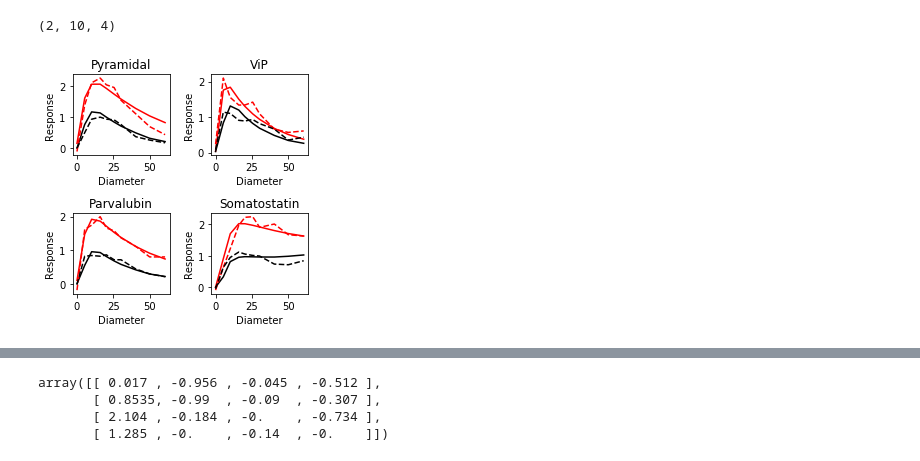
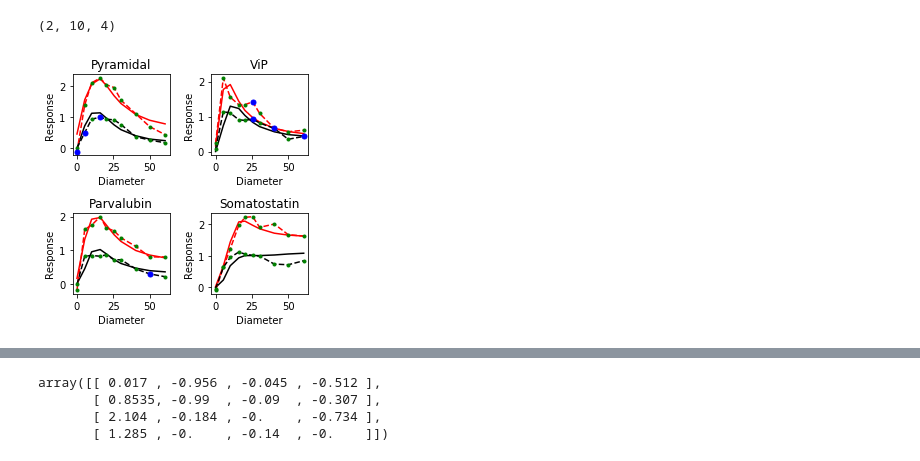
Before and after one commit to gbarello/CellTypeSSN, a Jupyter notebook: Basic_SSN_model.ipynb, the cells around one changed output, grey strips where cells are left out. Saved outputs shown, nothing was run; the diff lists cells and outputs as text; code cells hidden in the pictures.

Commit message:
fixed the inputs and made it run faster.

```diff
--- a/Basic_SSN_model.ipynb
+++ b/Basic_SSN_model.ipynb
@@ -18,8 +55,8 @@ AR_input_scale = (tf.exp(tf.Variable(np.ones(4,dtype = np.float32),name = "arous
 ff_lam = tf.exp(tf.Variable(np.float32(np.log(10.)),name = "feedforward_shape_parameter"))
 lat_lam = tf.exp(tf.Variable(np.float32(np.log(10.)),name = "lateral_shape_parameter"))
 
-input_size = tf.placeholder(tf.float32,shape = [None,1])
-input_arousal = tf.placeholder(tf.float32,shape = [None,1])
+input_size = tf.placeholder(tf.float32,shape = [data_response.shape[0],1])
+input_arousal = tf.placeholder(tf.float32,shape = [data_response.shape[0],1])
 # %%
 def lat_input(R):
     return 1. - tf.exp(-tf.abs(R)/lat_lam)
@@ -37,7 +74,7 @@ tau = np.float32(np.array([tau_E,tau_I,tau_I,tau_I]))
 n = 2.2
 k = tf.exp(tf.Variable(np.float32(np.log(.1)),trainable = True,name = "k"))
 
-T = 1.
+T = .2
 nt = int(T/dt)
 
 W = np.float32(np.array([[1,1,1,1],[1,1,1,1],[1,1,0,1],[1,0,1,0]])*np.array([[1,-1,-1,-1]]))*tf.exp(tf.Variable(np.log(np.float32(np.array([[.017,.956,.045,.512],
@@ -187,12 +213,14 @@ init = tf.global_variables_initializer()
 sess = tf.Session()
 sess.run(init)
 
-for k in range(2000):
-    _,train_loss = sess.run([train,loss],{input_arousal:data_arousal,input_size:data_stim_size,target_rates:data_response})
+tl = 1000
+
+print("step\ttrain_loss\ttest_loss")
+for k in range(1000):
+    _,train_loss,test_eval = sess.run([train,loss,test_loss],{input_arousal:data_arousal,input_size:data_stim_size,target_rates:data_response})
     if k%10 == 0:
-        print("{}\t{}".format(k,train_loss))
-
-responses = sess.run(states,{input_arousal:data_arousal,input_size:data_stim_size})
-
-parameters = sess.run(variables)
+        print("{}\t{}\t{}".format(k,train_loss,test_eval))
+    if test_eval < tl:
+        tl = test_eval
+        goodpar = sess.run(variables)
 # %% [output]
@@ -212,25 +270,30 @@ true_resp = np.reshape(data_response,[2,10,4])
 # %%
 import matplotlib.pyplot as plt
 
 fig,sub = plt.subplots(2,2,figsize = (4,4))
 
 for i in range(2):
     for j in range(2):
         sub[i,j].plot(data_stim_size[:10],OUT[0,:,i + 2*j],"r")
         sub[i,j].plot(data_stim_size[:10],OUT[1,:,i + 2*j],"k")
 
         sub[i,j].plot(data_stim_size[:10],true_resp[0,:,i + 2*j],"r--")
         sub[i,j].plot(data_stim_size[:10],true_resp[1,:,i + 2*j],"k--")
+
+        sub[i,j].plot(data_stim_size[:10],true_resp[0,:,i + 2*j],"g.")
+        sub[i,j].plot(data_stim_size[:10],true_resp[1,:,i + 2*j],"g.")
         sub[i,j].set_title(data_names[i+2*j])
         sub[i,j].set_xlabel("Diameter")
         sub[i,j].set_ylabel("Response")
 
+for i in test_indices:
+    sub[i[1]%2,int(np.floor(i[1]/2))].plot(data_stim_size[i[0]%10],true_resp[int(np.floor(i[0]/10)),i[0]%10,i[1]],"b.",markersize = 10)
 
 plt.tight_layout()
 plt.savefig("./initial_multi_cell_fit.pdf",bbox_inches = "tight")
 plt.show()
 # %% [output]
-[figure, old version]
+[figure, new version]
 # %%
 import utilities as utils
 
```
Also changed, not shown: parts of 19 cells of this notebook.
